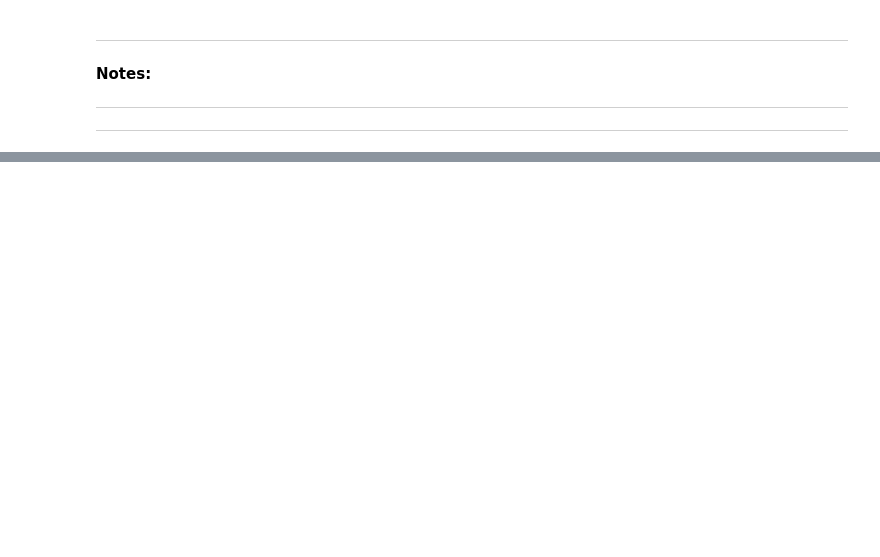
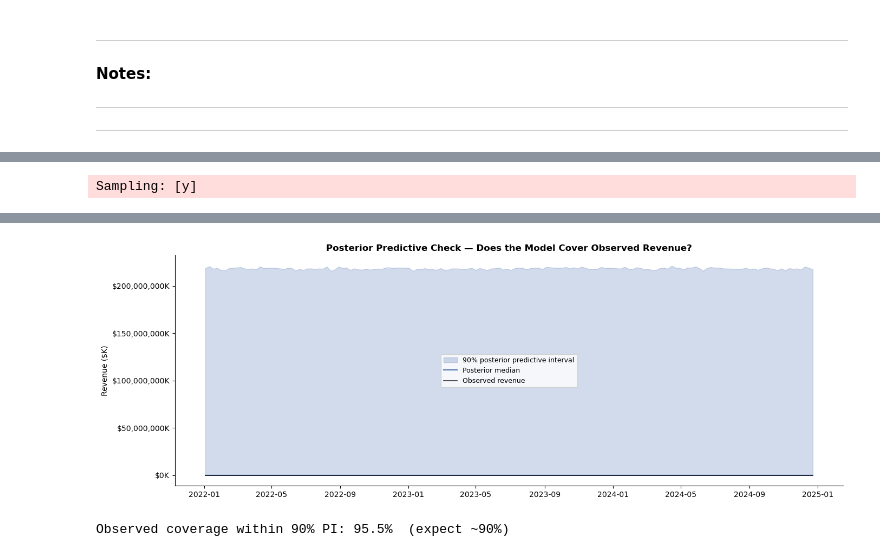
Before and after one commit to jwalluww/MarketingScience, a Jupyter notebook: mmm-bayesian/notebooks/marketing_mix_model_bayesian.ipynb, the cells around one changed output, grey strips where cells are left out. Drawn from its saved outputs; the diff is of its cells as text; code cells hidden in the pictures; blank space fills up the shorter version.

```diff
--- a/mmm-bayesian/notebooks/marketing_mix_model_bayesian.ipynb
+++ b/mmm-bayesian/notebooks/marketing_mix_model_bayesian.ipynb
@@ -999,0 +1296,36 @@ KeyError: 'var names: "[\'beta_channel\'] are not present" in dataset'
+# %%
+# ── Cell 7: Posterior Predictive Check ───────────────────────────────────────
+# Does the model's predicted revenue distribution actually cover the observed data?
+# If the posterior predictive is systematically off, the model is misspecified.
+
+mmm.sample_posterior_predictive(X, extend_idata=True, random_seed=42)
+
+fig, ax = plt.subplots(figsize=(14, 5))
+
+# Posterior predictive samples (y (y_original_units) is in $ units)
+ppc = idata.posterior_predictive["y"].values
+ppc_flat = ppc.reshape(-1, len(df))  # (chains*draws, weeks)
+
+lo  = np.percentile(ppc_flat, 5,  axis=0)
+mid = np.percentile(ppc_flat, 50, axis=0)
+hi  = np.percentile(ppc_flat, 95, axis=0)
+
+ax.fill_between(df.week, lo / 1e3, hi / 1e3,
+                alpha=0.25, color="#4C72B0", label="90% posterior predictive interval")
+ax.plot(df.week, mid / 1e3, color="#4C72B0", lw=1.5, label="Posterior median")
+ax.plot(df.week, df.revenue / 1e3, color="black", lw=1.2, alpha=0.8, label="Observed revenue")
+
+ax.set_ylabel("Revenue ($K)")
+ax.yaxis.set_major_formatter(mticker.FuncFormatter(lambda x, _: f"${x:,.0f}K"))
+ax.set_title("Posterior Predictive Check — Does the Model Cover Observed Revenue?",
+             fontweight="bold")
+ax.legend(fontsize=9)
+plt.tight_layout()
+plt.savefig("13_posterior_predictive.png", dpi=150, bbox_inches="tight")
+plt.show()
+
+# Coverage stat
+coverage = np.mean((df.revenue.values >= lo) & (df.revenue.values <= hi))
+print(f"\nObserved coverage within 90% PI: {coverage:.1%}  (expect ~90%)")
+# %% [output]
+Sampling: [y]
@@ -999,0 +1334,2 @@ KeyError: 'var names: "[\'beta_channel\'] are not present" in dataset'
+[figure, added]
+Observed coverage within 90% PI: 95.5%  (expect ~90%)
```
Also changed, not shown: parts of 13 cells of this notebook, 3 other files.
